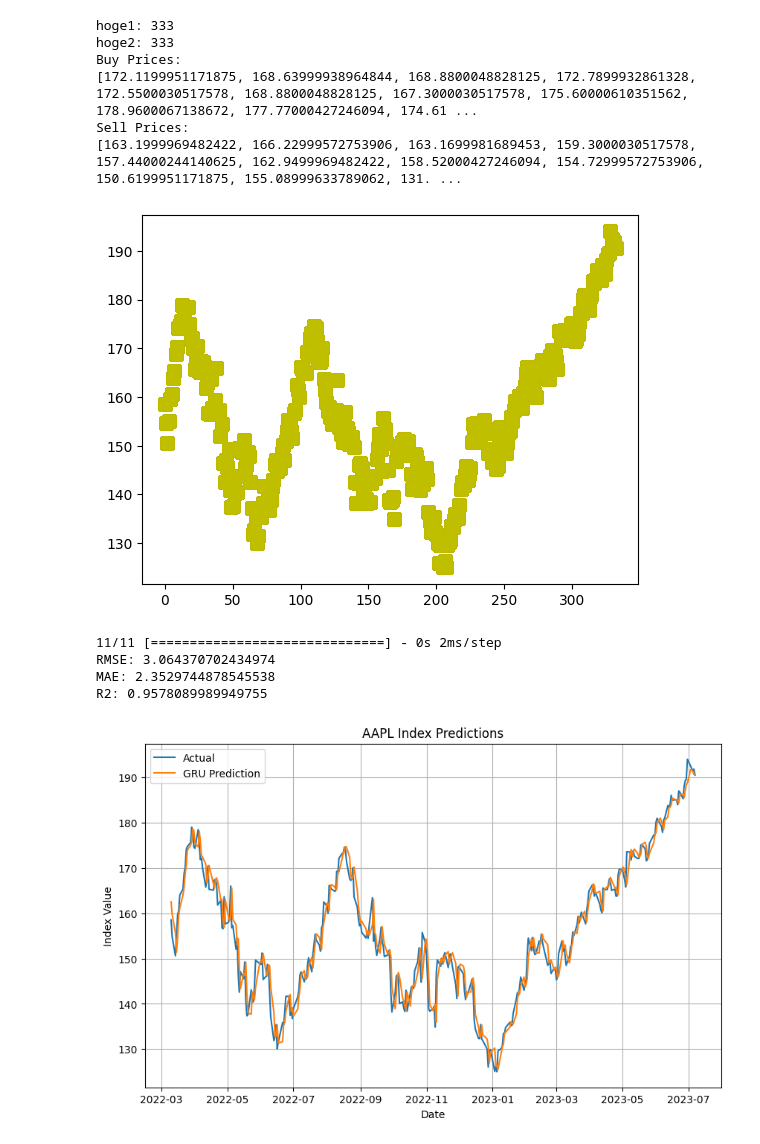
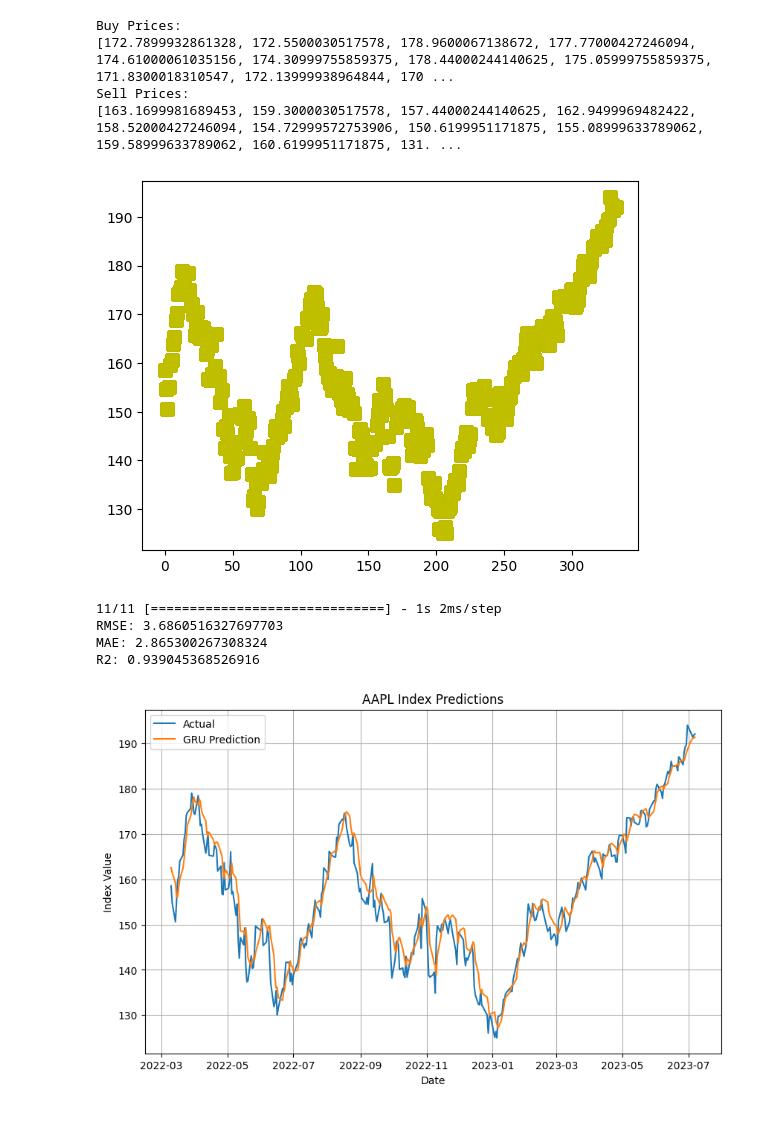
Before and after one commit to seigo07/RNN_Stock_Price_Prediction, a Jupyter notebook: src/performance.ipynb, the cells around one changed output. Saved outputs shown, nothing was run; the diff lists cells and outputs as text; code cells hidden in the pictures.

```diff
--- a/src/performance.ipynb
+++ b/src/performance.ipynb
@@ -98,7 +98,7 @@ lstm_model.add(Dense(1))
 lstm_model.compile(optimizer='adam', loss='mean_squared_error')
 
 # Train the LSTM model
-lstm_model.fit(X_train, y_train, epochs=50, batch_size=16, verbose=0)
+lstm_model.fit(X_train, y_train, epochs=10, batch_size=16, verbose=0)
 
 # Generate predictions for the LSTM model
 lstm_predictions = lstm_model.predict(X_test)
@@ -136,8 +135,8 @@ buy_prices, sell_prices = get_prices(dataset['Close'][train_size + 1:], lstm_pre
 
 # Plot strategy
 lstm_signal = trading_strategy(data[train_size + sequence_length:], lstm_predictions)
-plt.plot(np.where(lstm_signal == 1, data[train_size + sequence_length:], None), 'ms', markersize=8, label='LSTM Buy')
-plt.plot(np.where(lstm_signal == -1, data[train_size + sequence_length:], None), 'ys', markersize=8, label='LSTM Sell')
+# plt.plot(np.where(lstm_signal == 1, data[train_size + sequence_length:], None), 'ms', markersize=8, label='LSTM Buy')
+# plt.plot(np.where(lstm_signal == -1, data[train_size + sequence_length:], None), 'ys', markersize=8, label='LSTM Sell')
 
 # Print buy and sell prices
 print("Buy Prices:")
@@ -145,51 +144,49 @@ print(buy_prices)
 print("Sell Prices:")
 print(sell_prices)
 # %% [output]
-hoge1: 333
-hoge2: 333
 Buy Prices:
-[172.1199951171875, 168.63999938964844, 168.8800048828125, 172.7899932861328, 172.5500030517578, 168.8800048828125, 167.3000030517578, 175.60000610351562, 178.9600067138672, 177.77000427246094, 174.61 ...
+[172.7899932861328, 172.5500030517578, 178.9600067138672, 177.77000427246094, 174.61000061035156, 174.30999755859375, 178.44000244140625, 175.05999755859375, 171.8300018310547, 172.13999938964844, 170 ...
 Sell Prices:
-[163.1999969482422, 166.22999572753906, 163.1699981689453, 159.3000030517578, 157.44000244140625, 162.9499969482422, 158.52000427246094, 154.72999572753906, 150.6199951171875, 155.08999633789062, 131. ...
+[163.1699981689453, 159.3000030517578, 157.44000244140625, 162.9499969482422, 158.52000427246094, 154.72999572753906, 150.6199951171875, 155.08999633789062, 159.58999633789062, 160.6199951171875, 131. ...
-[figure, old version]
+[figure, new version]
 # %%
 # Build the GRU model
 gru_model = Sequential()
 gru_model.add(GRU(50, activation='relu', input_shape=(sequence_length, 1)))
 gru_model.add(Dense(1))
 gru_model.compile(optimizer='adam', loss='mean_squared_error')
 
 # Train the GRU model
-gru_model.fit(X_train, y_train, epochs=50, batch_size=16, verbose=0)
+gru_model.fit(X_train, y_train, epochs=10, batch_size=16, verbose=0)
 
 # Generate predictions for the GRU model
 gru_predictions = gru_model.predict(X_test)
 gru_predictions = scaler.inverse_transform(gru_predictions)
 
 # Calculate indexes
 gru_rmse = np.sqrt(mean_squared_error(data[train_size + sequence_length:], gru_predictions))
 gru_mae = mean_absolute_error(data[train_size + sequence_length:], gru_predictions)
 gru_r2 = r2_score(data[train_size + sequence_length:], gru_predictions)
 print(f"RMSE: {gru_rmse}")
 print(f"MAE: {gru_mae}")
 print(f"R2: {gru_r2}")
 
 # Plot the predictions
 plt.figure(figsize=(10, 6))
 plt.plot(dataset.index[train_size + sequence_length:], data[train_size + sequence_length:], label='Actual')
 plt.plot(dataset.index[train_size + sequence_length:], gru_predictions, label='GRU Prediction')
 plt.xlabel('Date')
 plt.ylabel('Index Value')
 plt.title(f'{ticker} Index Predictions')
 plt.legend()
 plt.grid(True)
 plt.show()
 # %% [output]
-11/11 [==============================] - 0s 2ms/step
-RMSE: 3.064370702434974
-MAE: 2.3529744878545538
-R2: 0.9578089989949755
+11/11 [==============================] - 1s 2ms/step
+RMSE: 3.6860516327697703
+MAE: 2.865300267308324
+R2: 0.939045368526916
-[figure, old version]
+[figure, new version]
 # %%
 # Apply simple trading strategy
 threshold = 10  # Adjust the threshold as needed
```
Also changed, not shown: parts of 5 cells of this notebook.
